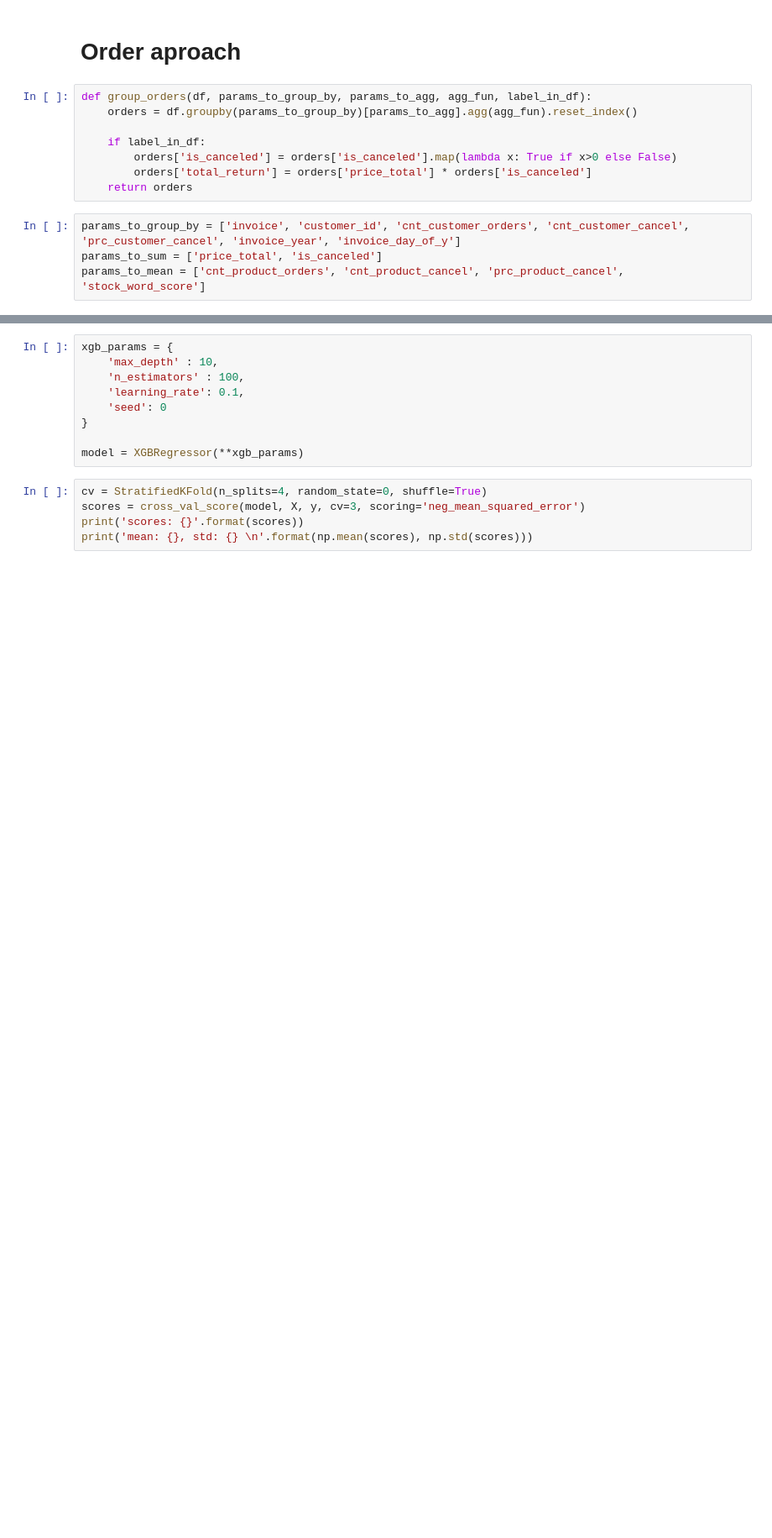
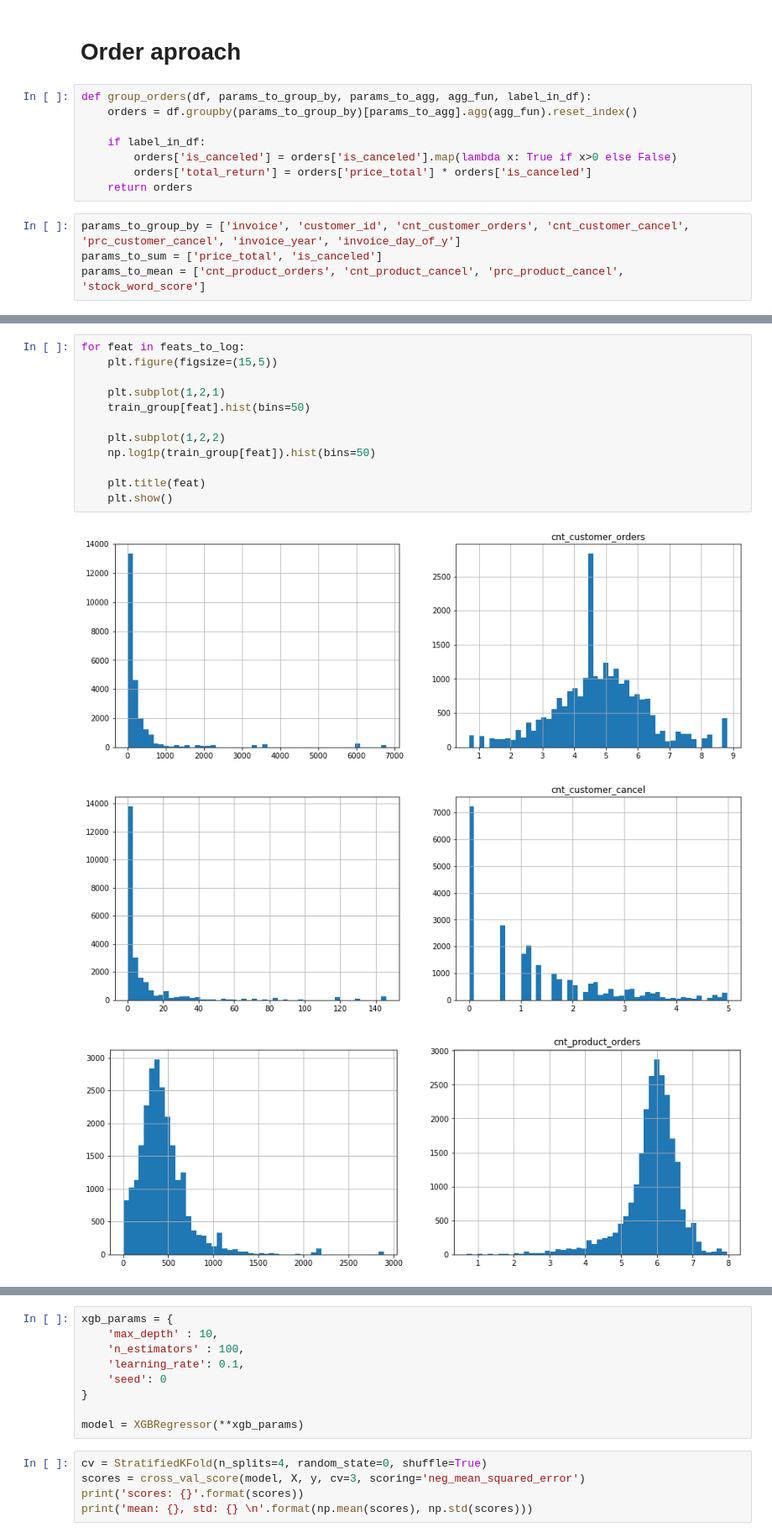
Before and after one commit to JakubStanczak/Order_cancelation_pred, a Jupyter notebook: Konkurs_JS.ipynb, the cells around one changed output, grey strips where cells are left out. Shown at 84% size. Drawn from its saved outputs; the diff is of its cells as text; blank space fills up the shorter version.

```diff
--- a/Konkurs_JS.ipynb
+++ b/Konkurs_JS.ipynb
@@ -398,0 +476,16 @@ train_group.head()
+# %%
+for feat in feats_to_log:
+    plt.figure(figsize=(15,5))
+
+    plt.subplot(1,2,1)
+    train_group[feat].hist(bins=50)
+
+    plt.subplot(1,2,2)
+    np.log1p(train_group[feat]).hist(bins=50)
+
+    plt.title(feat)
+    plt.show()
+# %% [output]
+[figure, added]
+[figure, added]
+[figure, added]
```
Also changed, not shown: parts of 24 cells of this notebook.
